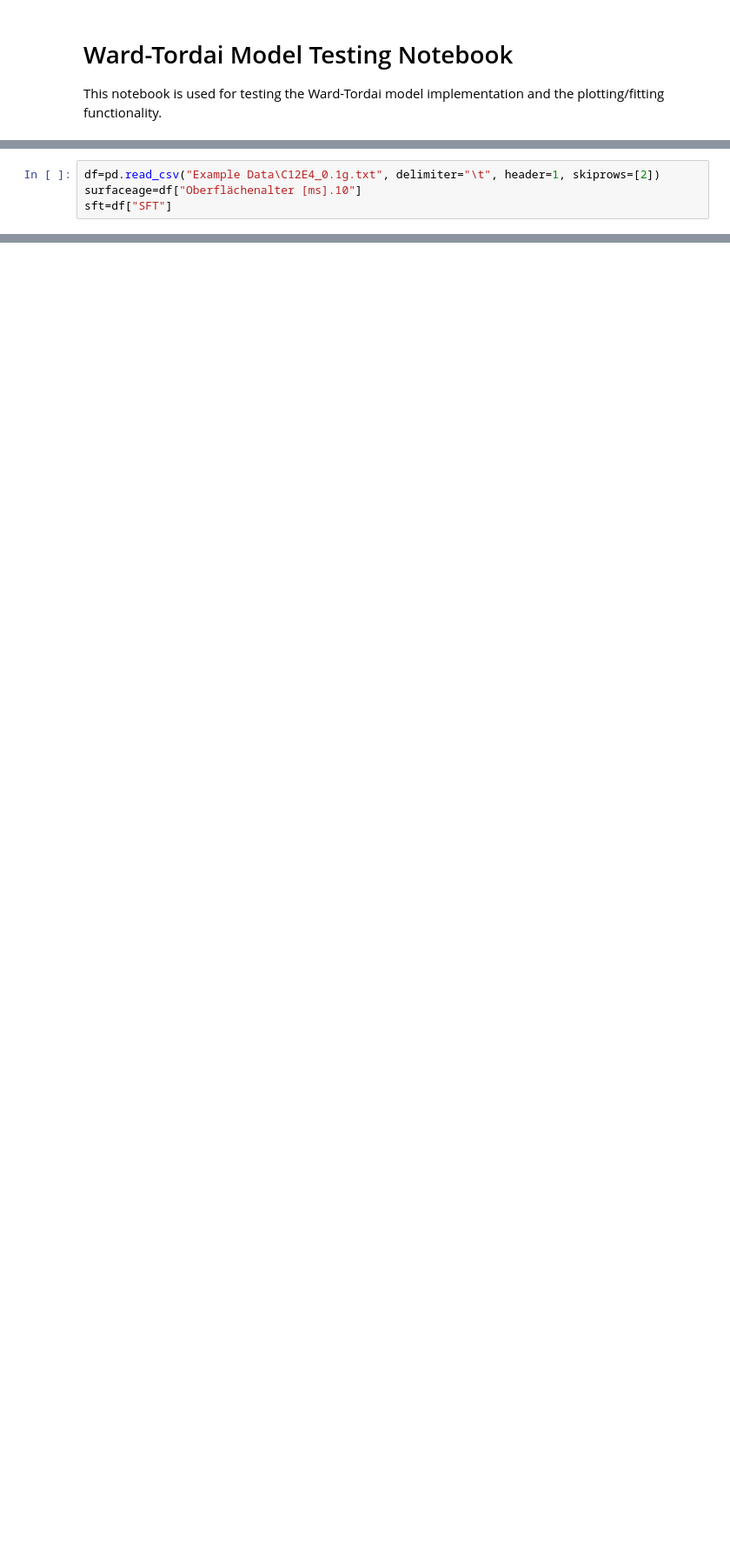
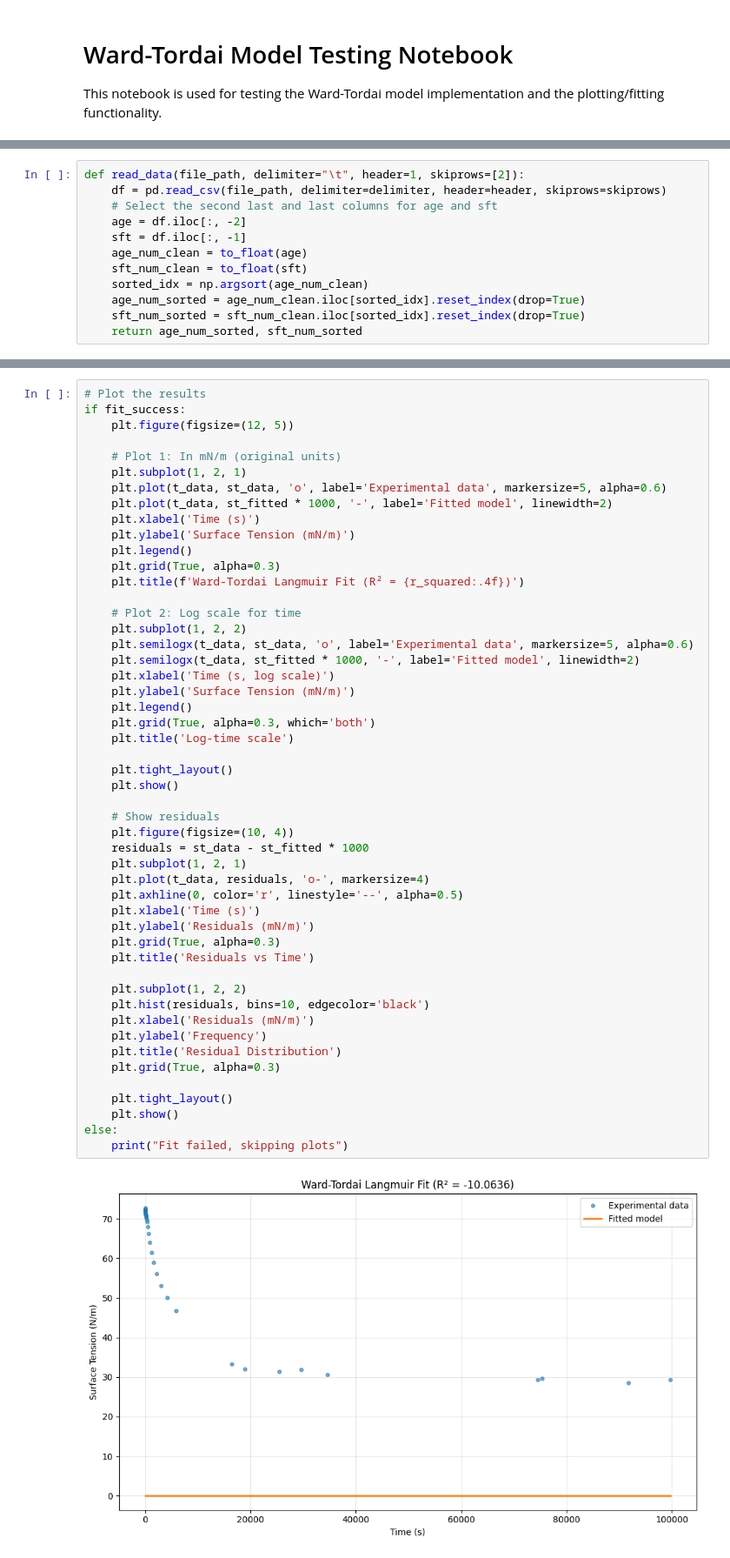
Before and after one commit to modmasterecho/Dynamic-Surface-Tension, a Jupyter notebook: testing.ipynb, the cells around one changed output, grey strips where cells are left out. Shown at 87% size. Drawn from its saved outputs; the diff is of its cells as text; blank space fills up the shorter version.

```diff
--- a/testing.ipynb
+++ b/testing.ipynb
@@ -126,4 +4,0 @@ NameError: name 'lifetime' is not defined
-# %%
-df=pd.read_csv("Example Data\C12E4_0.1g.txt", delimiter="\t", header=1, skiprows=[2])
-surfaceage=df["Oberflächenalter [ms].10"]
-sft=df["SFT"]
@@ -155,0 +21,12 @@ sft=df["SFT"]
+# %%
+def read_data(file_path, delimiter="\t", header=1, skiprows=[2]):
+    df = pd.read_csv(file_path, delimiter=delimiter, header=header, skiprows=skiprows)
+    # Select the second last and last columns for age and sft
+    age = df.iloc[:, -2]
+    sft = df.iloc[:, -1]
+    age_num_clean = to_float(age)
+    sft_num_clean = to_float(sft)
+    sorted_idx = np.argsort(age_num_clean)
+    age_num_sorted = age_num_clean.iloc[sorted_idx].reset_index(drop=True)
+    sft_num_sorted = sft_num_clean.iloc[sorted_idx].reset_index(drop=True)
+    return age_num_sorted, sft_num_sorted
@@ -155,0 +126,52 @@ sft=df["SFT"]
+# %%
+# Plot the results
+if fit_success:
+    plt.figure(figsize=(12, 5))
+
+    # Plot 1: In mN/m (original units)
+    plt.subplot(1, 2, 1)
+    plt.plot(t_data, st_data, 'o', label='Experimental data', markersize=5, alpha=0.6)
+    plt.plot(t_data, st_fitted * 1000, '-', label='Fitted model', linewidth=2)
+    plt.xlabel('Time (s)')
+    plt.ylabel('Surface Tension (mN/m)')
+    plt.legend()
+    plt.grid(True, alpha=0.3)
+    plt.title(f'Ward-Tordai Langmuir Fit (R² = {r_squared:.4f})')
+
+    # Plot 2: Log scale for time
+    plt.subplot(1, 2, 2)
+    plt.semilogx(t_data, st_data, 'o', label='Experimental data', markersize=5, alpha=0.6)
+    plt.semilogx(t_data, st_fitted * 1000, '-', label='Fitted model', linewidth=2)
+    plt.xlabel('Time (s, log scale)')
+    plt.ylabel('Surface Tension (mN/m)')
+    plt.legend()
+    plt.grid(True, alpha=0.3, which='both')
+    plt.title('Log-time scale')
+
+    plt.tight_layout()
+    plt.show()
+
+    # Show residuals
+    plt.figure(figsize=(10, 4))
+    residuals = st_data - st_fitted * 1000
+    plt.subplot(1, 2, 1)
+    plt.plot(t_data, residuals, 'o-', markersize=4)
+    plt.axhline(0, color='r', linestyle='--', alpha=0.5)
+    plt.xlabel('Time (s)')
+    plt.ylabel('Residuals (mN/m)')
+    plt.grid(True, alpha=0.3)
+    plt.title('Residuals vs Time')
+
+    plt.subplot(1, 2, 2)
+    plt.hist(residuals, bins=10, edgecolor='black')
+    plt.xlabel('Residuals (mN/m)')
+    plt.ylabel('Frequency')
+    plt.title('Residual Distribution')
+    plt.grid(True, alpha=0.3)
+
+    plt.tight_layout()
+    plt.show()
+else:
+    print("Fit failed, skipping plots")
+# %% [output]
+[figure, added]
```
Also changed, not shown: parts of 18 cells of this notebook, 8 other files.
